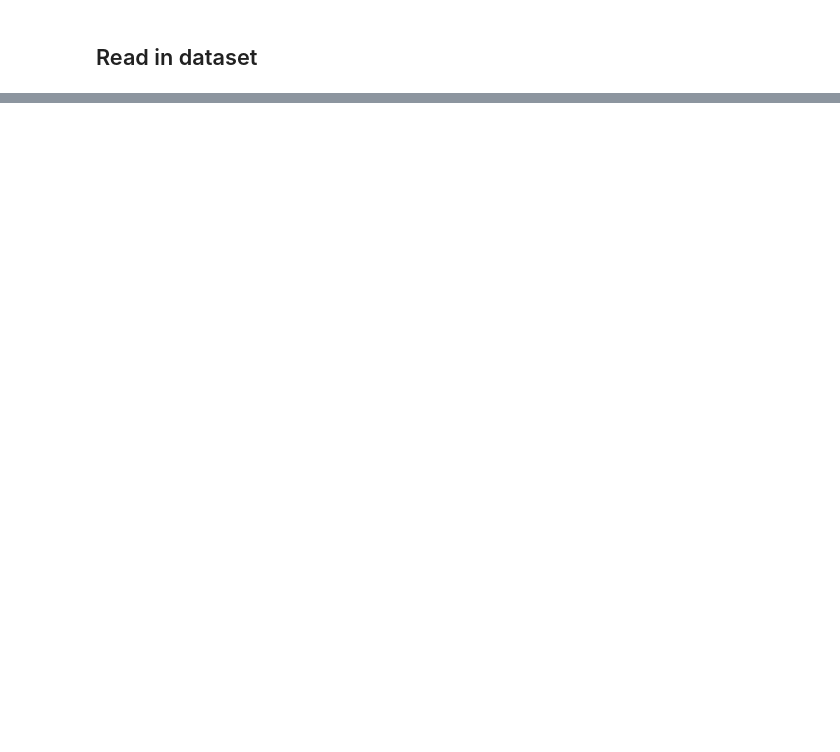
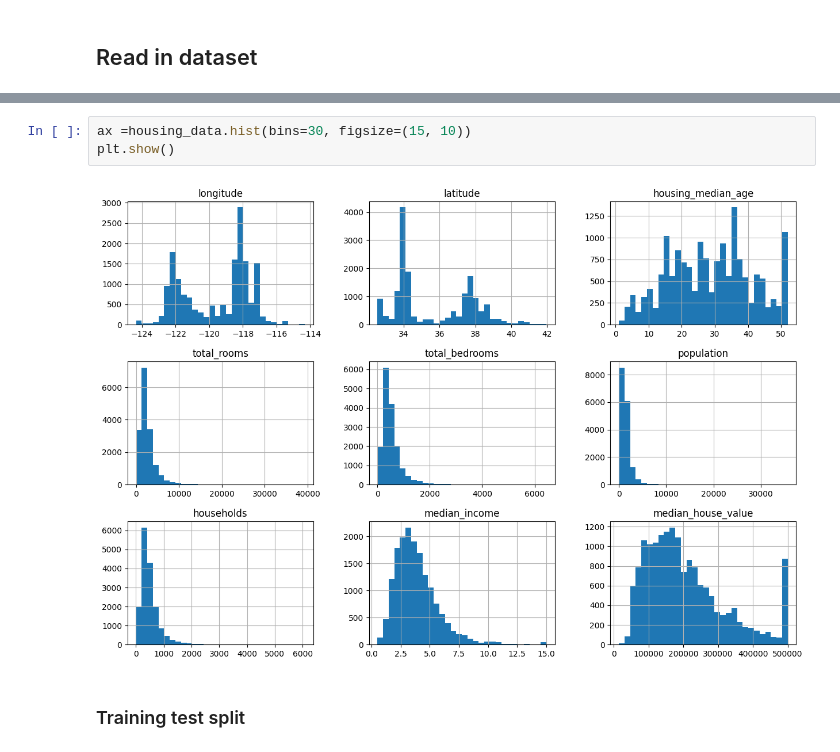
Before and after one commit to Uokoroafor/NN_Linear, a Jupyter notebook: Housing_Summary.ipynb, the cells around one changed output, grey strips where cells are left out. Cells and saved outputs as stored; diff of their text form; blank space fills up the shorter version.

Commit message:
Update Housing Summary and House_value_regression

```diff
--- a/Housing_Summary.ipynb
+++ b/Housing_Summary.ipynb
@@ -65,0 +73,7 @@ housing_nas = housing_data.isna()
+# %%
+ax =housing_data.hist(bins=30, figsize=(15, 10))
+plt.show()
+# %% [output]
+[figure, added]
+# %% [markdown]
+### Training test split
```
Also changed, not shown: parts of 14 cells of this notebook, 1 other file.
